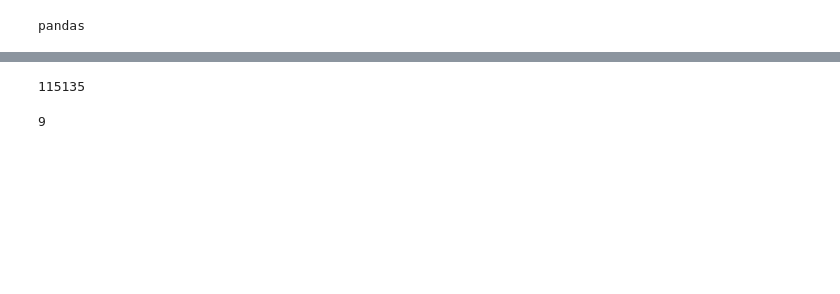
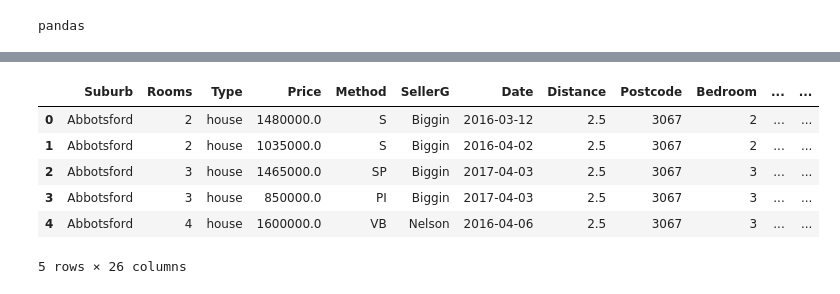
Before and after one commit to Alevtina529/SF_ds, a Jupyter notebook: PY 10 Введение в Pandas/введение в Pandas.ipynb, the cells around one changed output, grey strips where cells are left out. Cells and saved outputs as stored; diff of their text form; code cells hidden in the pictures; blank space fills up the shorter version.

```diff
--- a/PY 10 Введение в Pandas/введение в Pandas.ipynb
+++ b/PY 10 Введение в Pandas/введение в Pandas.ipynb
@@ -390,24 +5,0 @@ Timedelta('0 days 00:07:16.837000')
-# %%
-weekday = Citi_Bike_df['starttime'].dt.dayofweek
-Citi_Bike_df['weekend'] = weekday.apply(lambda x: 1 if x ==5 or x == 6 else 0)
-Citi_Bike_df['weekend'].sum()
-# %% [output]
-115135
-# %%
-def get_time_of_day(time):
-    if 0 <= time <= 6:
-        return 'night'
-    elif 6 < time <= 12:
-        return 'morning'
-    elif 12 < time <= 18:
-        return 'day'
-    elif 18 < time <= 23:
-        return 'evening'
-    else:
-        return 'else'
-Citi_Bike_df['time_of_day'] = Citi_Bike_df['starttime'].dt.hour.apply(get_time_of_day)
-a = Citi_Bike_df[Citi_Bike_df['time_of_day'] == 'day'].shape[0]
-b = Citi_Bike_df[Citi_Bike_df['time_of_day'] == 'night'].shape[0]
-print(round(a / b))
-# %% [output]
-9
@@ -413,0 +8,10 @@ print(round(a / b))
+# %%
+melb_data_fe.head()
+# %% [output]
+|  | Suburb | Rooms | Type | Price | Method | SellerG | Date | Distance | Postcode | Bedroom | ... | ... |
+| 0 | Abbotsford | 2 | house | 1480000.0 | S | Biggin | 2016-03-12 | 2.5 | 3067 | 2 | ... | ... |
+| 1 | Abbotsford | 2 | house | 1035000.0 | S | Biggin | 2016-04-02 | 2.5 | 3067 | 2 | ... | ... |
+| 2 | Abbotsford | 3 | house | 1465000.0 | SP | Biggin | 2017-04-03 | 2.5 | 3067 | 3 | ... | ... |
+| 3 | Abbotsford | 3 | house | 850000.0 | PI | Biggin | 2017-04-03 | 2.5 | 3067 | 3 | ... | ... |
+| 4 | Abbotsford | 4 | house | 1600000.0 | VB | Nelson | 2016-04-06 | 2.5 | 3067 | 3 | ... | ... |
+5 rows × 26 columns
```
Also changed, not shown: parts of 89 cells of this notebook.
